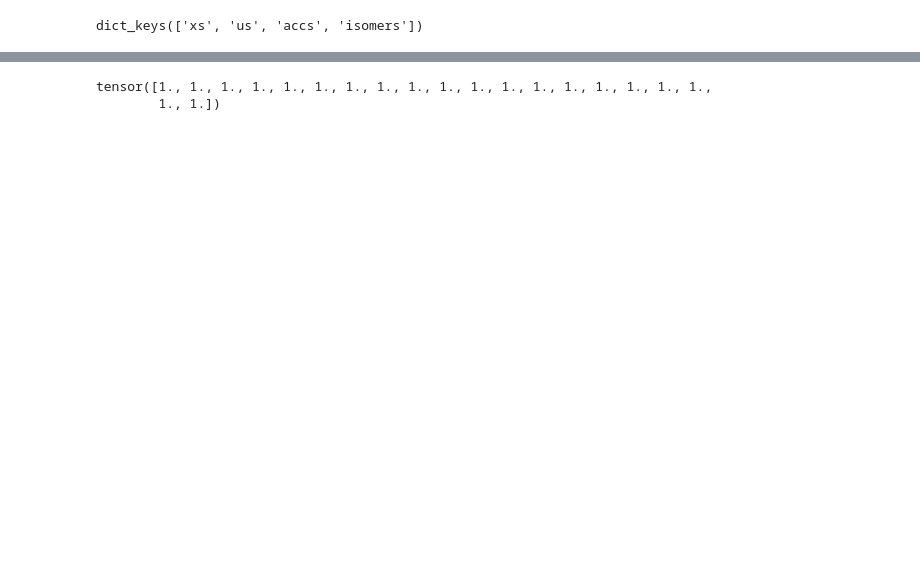
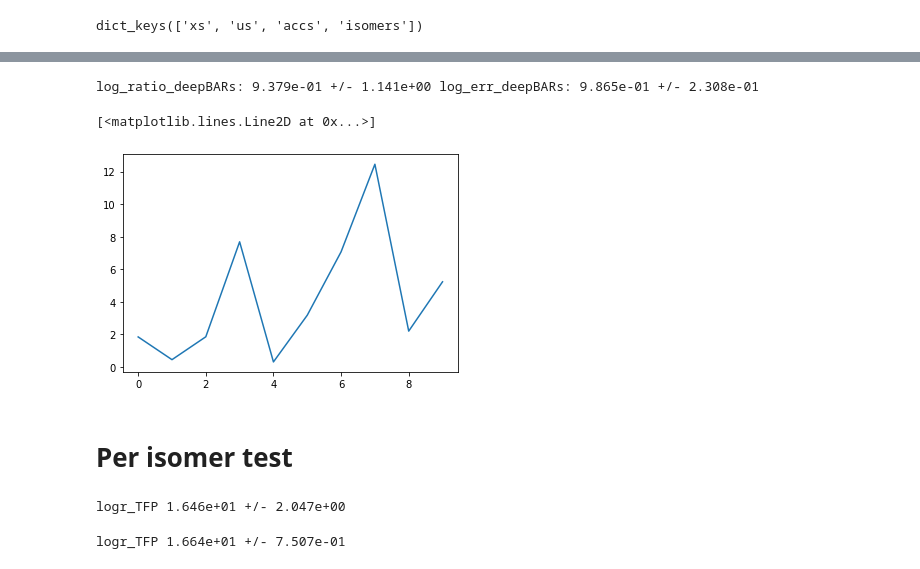
Before and after one commit to anacmolina/ML-DFT, a Jupyter notebook: notebooks/07c - FE computations w. new variables.ipynb, the cells around one changed output, grey strips where cells are left out. Cells and saved outputs as stored; diff of their text form; code cells hidden in the pictures; blank space fills up the shorter version.

```diff
--- a/notebooks/07c - FE computations w. new variables.ipynb
+++ b/notebooks/07c - FE computations w. new variables.ipynb
@@ -40,9 +40,10 @@ for mode_label in mode_labels:
                                                                         zmat[:, 12],
                                                                         isomer=mode_label,
                                                                         energies=zmat[:, 13])
-    x = join_data(x, logdetjac, energies, zmat[:, 14])
+    x = join_data(x, energies, zmat[:, 14], logdetjac,)
 
     zmats.append(zmat)
     xs.append(x)
 
 xs = torch.cat(xs)
+x_mds = xs
@@ -104,25 +114,30 @@ log_ratio_deepBARs: -6.458e-01 +/- 1.692e+00 log_err_deepBARs: 1.075e+00 +/- 3.3
 # %%
-xs = torch.cat((xs_datasets[0][-10:, :12],xs_datasets[1][-10:, :12]))
-isomers = torch.cat((xs_datasets[0][-10:, 14],xs_datasets[1][-10:, 14]))
+xs = x_mds[:, :12]
+isomers = x_mds[:, 13]
 
-# log_ratio_deepBARs = []
-# log_err_deepBARs = []
 
-# for trial in range(10):
-#     log_ratio_deepBAR, log_err_deepBAR = compute_deepBAR_logratio(xs, isomers, target_log_probs, mix_prop)
+log_ratio_deepBARs = []
+log_err_deepBARs = []
 
-#     log_ratio_deepBARs.append(log_ratio_deepBAR)
-#     log_err_deepBARs.append(log_err_deepBAR)
+for trial in range(10):
+    log_ratio_deepBAR, log_err_deepBAR = compute_deepBAR_logratio(xs, isomers, target_log_probs, mix_prop)
 
-# log_ratio_deepBARs = np.array(log_ratio_deepBARs)
-# log_err_deepBARs = np.array(log_err_deepBARs)
+    log_ratio_deepBARs.append(log_ratio_deepBAR)
+    log_err_deepBARs.append(log_err_deepBAR)
 
-# print(
-#     'log_ratio_deepBARs: {:.3e} +/- {:.3e}'.format(log_ratio_deepBARs.mean(), log_ratio_deepBARs.std()),
-#     'log_err_deepBARs: {:.3e} +/- {:.3e}'.format(log_err_deepBARs.mean(), log_err_deepBARs.std())
-# )
+log_ratio_deepBARs = np.array(log_ratio_deepBARs)
+log_err_deepBARs = np.array(log_err_deepBARs)
+
+print(
+    'log_ratio_deepBARs: {:.3e} +/- {:.3e}'.format(log_ratio_deepBARs.mean(), log_ratio_deepBARs.std()),
+    'log_err_deepBARs: {:.3e} +/- {:.3e}'.format(log_err_deepBARs.mean(), log_err_deepBARs.std())
+)
+# %% [output]
+log_ratio_deepBARs: 9.379e-01 +/- 1.141e+00 log_err_deepBARs: 9.865e-01 +/- 2.308e-01
-# %%
-isomers
-# %% [output]
-tensor([1., 1., 1., 1., 1., 1., 1., 1., 1., 1., 1., 1., 1., 1., 1., 1., 1., 1.,
-        1., 1.])
+# %%
+plt.plot(np.exp(log_ratio_deepBARs))
+# %% [output]
+[<matplotlib.lines.Line2D at 0x...>]
+[figure, added]
+# %% [markdown]
+# Per isomer test
@@ -128,0 +146,32 @@ tensor([1., 1., 1., 1., 1., 1., 1., 1., 1., 1., 1., 1., 1., 1., 1., 1., 1., 1.,
+# %%
+n_prop = 8000
+prop = get_models(flows_dic)[0]
+target_log_prob = mlps_models[0]
+
+log_ratio_0_TFPs = []
+log_err_0_TFPs = []
+
+for trial in range(10):
+    logr_TFP_0, log_err_TFP_0 = compute_TFP(n_prop, target_log_prob, prop)
+    log_ratio_0_TFPs.append(logr_TFP_0)
+    log_err_0_TFPs.append(log_err_TFP_0)
+
+print('logr_TFP {:.3e} +/- {:.3e}'.format(np.array(log_ratio_0_TFPs).mean(), np.array(log_ratio_0_TFPs).std()))
+# %% [output]
+logr_TFP 1.646e+01 +/- 2.047e+00
+# %%
+n_prop = 8000
+prop = get_models(flows_dic)[1]
+target_log_prob = mlps_models[1]
+
+log_ratio_1_TFPs = []
+log_err_1_TFPs = []
+
+for trial in range(10):
+    logr_TFP_1, log_err_TFP_1 = compute_TFP(n_prop, target_log_prob, prop)
+    log_ratio_1_TFPs.append(logr_TFP_1)
+    log_err_1_TFPs.append(log_err_TFP_1)
+
+print('logr_TFP {:.3e} +/- {:.3e}'.format(np.array(log_ratio_1_TFPs).mean(), np.array(log_ratio_1_TFPs).std()))
+# %% [output]
+logr_TFP 1.664e+01 +/- 7.507e-01
```
Also changed, not shown: parts of 9 cells of this notebook, 1 other file.
